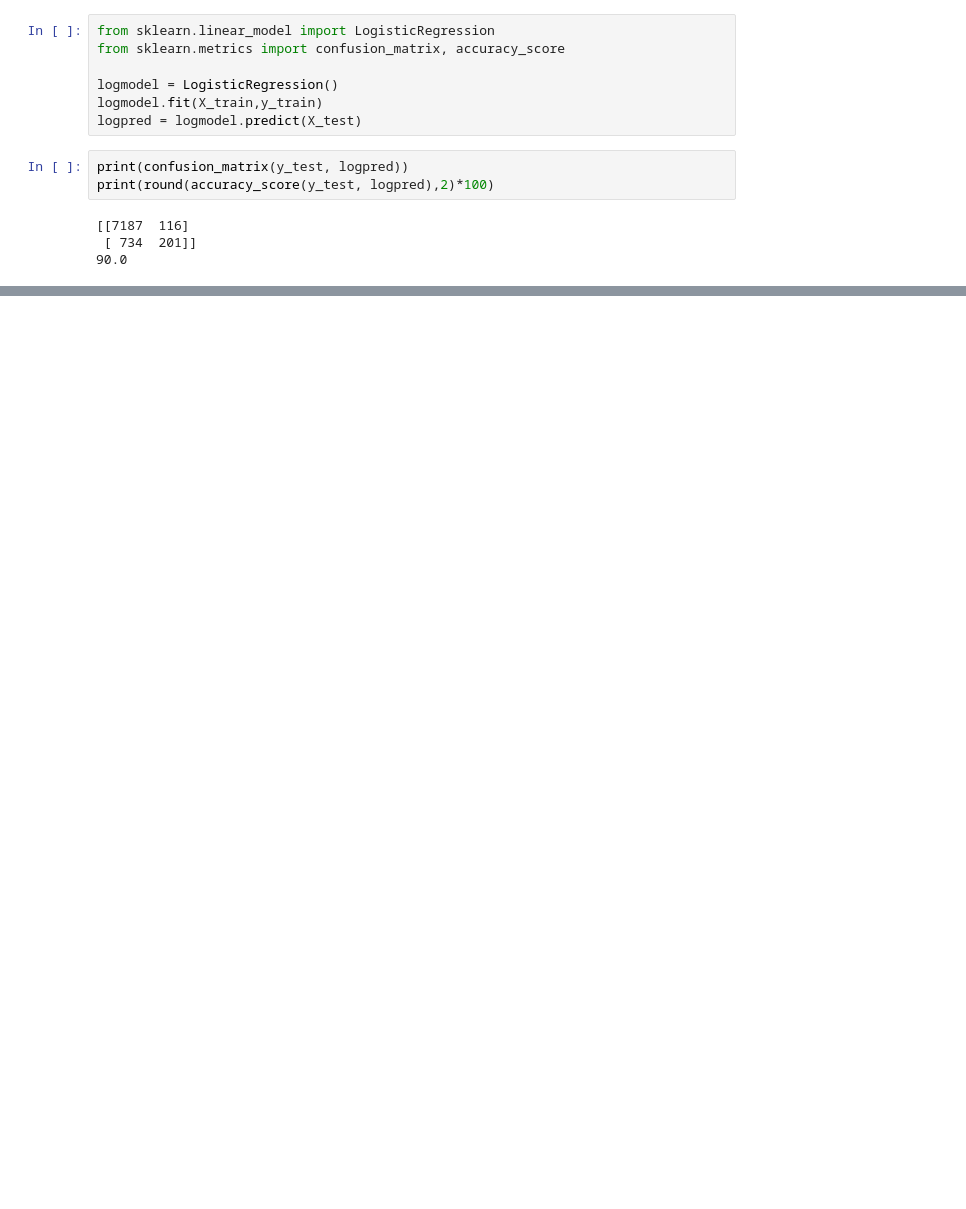
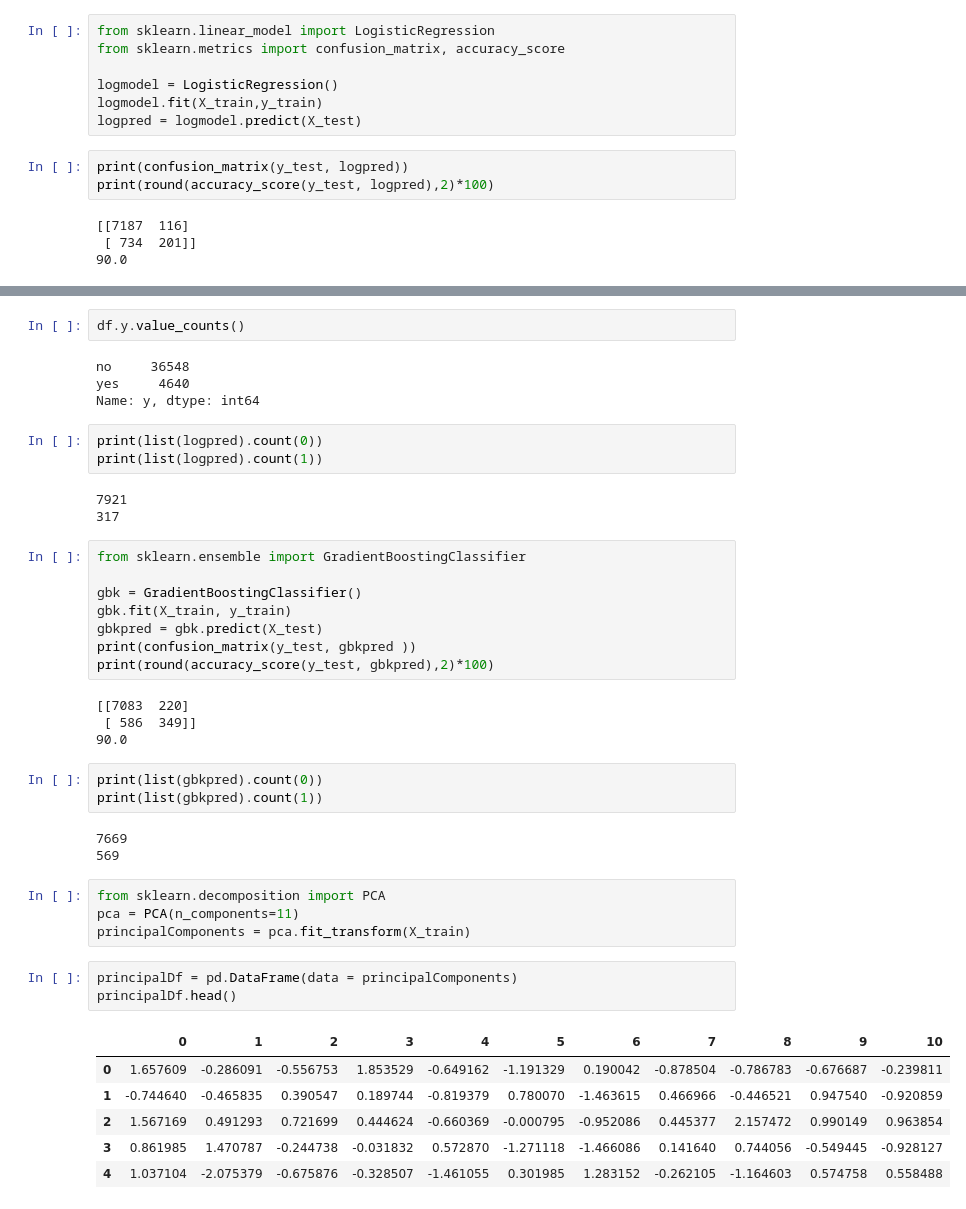
Before and after one commit to SidJain1412/BankMarketingEDA, a Jupyter notebook: EDA.ipynb, the cells around one changed output, grey strips where cells are left out. Drawn from its saved outputs; the diff is of its cells as text; blank space fills up the shorter version.

Commit message:
Prediction done, need to clean up

```diff
--- a/EDA.ipynb
+++ b/EDA.ipynb
@@ -330,0 +390,44 @@ print(round(accuracy_score(y_test, logpred),2)*100)
+# %%
+df.y.value_counts()
+# %% [output]
+no     36548
+yes     4640
+Name: y, dtype: int64
+# %%
+print(list(logpred).count(0))
+print(list(logpred).count(1))
+# %% [output]
+7921
+317
+# %%
+from sklearn.ensemble import GradientBoostingClassifier
+
+gbk = GradientBoostingClassifier()
+gbk.fit(X_train, y_train)
+gbkpred = gbk.predict(X_test)
+print(confusion_matrix(y_test, gbkpred ))
+print(round(accuracy_score(y_test, gbkpred),2)*100)
+# %% [output]
+[[7083  220]
+ [ 586  349]]
+90.0
+# %%
+print(list(gbkpred).count(0))
+print(list(gbkpred).count(1))
+# %% [output]
+7669
+569
+# %%
+from sklearn.decomposition import PCA
+pca = PCA(n_components=11)
+principalComponents = pca.fit_transform(X_train)
+# %%
+principalDf = pd.DataFrame(data = principalComponents)
+principalDf.head()
+# %% [output]
+|  | 0 | 1 | 2 | 3 | 4 | 5 | 6 | 7 | 8 | 9 | 10 |
+| 0 | 1.657609 | -0.286091 | -0.556753 | 1.853529 | -0.649162 | -1.191329 | 0.190042 | -0.878504 | -0.786783 | -0.676687 | -0.239811 |
+| 1 | -0.744640 | -0.465835 | 0.390547 | 0.189744 | -0.819379 | 0.780070 | -1.463615 | 0.466966 | -0.446521 | 0.947540 | -0.920859 |
+| 2 | 1.567169 | 0.491293 | 0.721699 | 0.444624 | -0.660369 | -0.000795 | -0.952086 | 0.445377 | 2.157472 | 0.990149 | 0.963854 |
+| 3 | 0.861985 | 1.470787 | -0.244738 | -0.031832 | 0.572870 | -1.271118 | -1.466086 | 0.141640 | 0.744056 | -0.549445 | -0.928127 |
+| 4 | 1.037104 | -2.075379 | -0.675876 | -0.328507 | -1.461055 | 0.301985 | 1.283152 | -0.262105 | -1.164603 | 0.574758 | 0.558488 |
```
Also changed, not shown: parts of 16 cells of this notebook.
